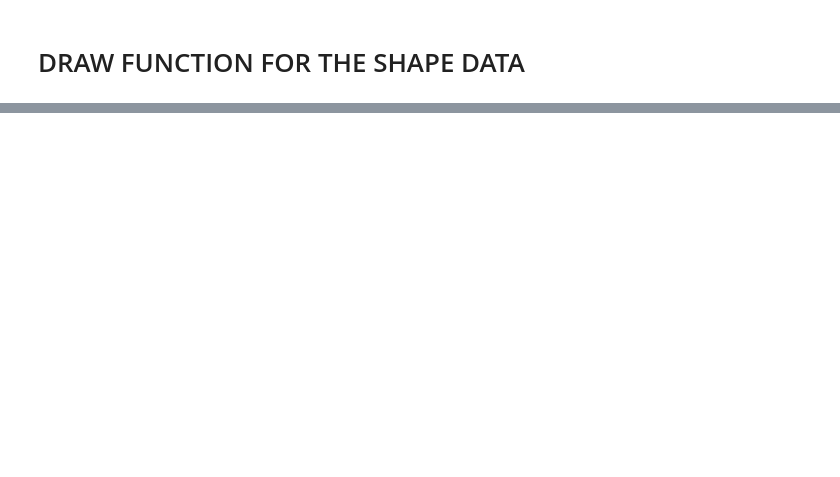
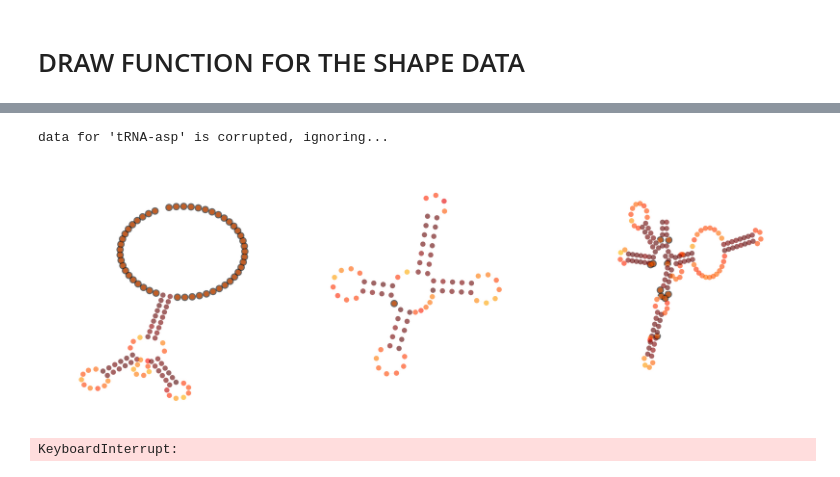
Before and after one commit to BackofenLab/ShaKer, a Jupyter notebook: notebooks/PREDICT_ON_SEQ.ipynb, the cells around one changed output, grey strips where cells are left out. Drawn from its saved outputs; the diff is of its cells as text; code cells hidden in the pictures; blank space fills up the shorter version.

```diff
--- a/notebooks/PREDICT_ON_SEQ.ipynb
+++ b/notebooks/PREDICT_ON_SEQ.ipynb
@@ -13,6 +17,6 @@ HTML('<style>.container { width:95% !important; }</style><style>.output_png {dis
 # %%
 import notebook_helper as helper
-predictpath="data/predictions/"
+predictpath="../data/predictions/"
 
 '''
 # ref/ref
@@ -32,9 +36,12 @@ helper.run(rs_model=True,rs_structure=True, filename=predictpath+"shaker_rs_rs_7
 helper.run(rs_model=True,rs_structure=True, filename=predictpath+"shaker_rs_rs_100100.react", maxstruct_train=100, maxstruct_predict=100)
 helper.run(rs_model=False,rs_structure=True, filename=predictpath+"shaker_ref_rs_100.react", maxstruct_train=100, maxstruct_predict=100)
 '''
-shakerdata = ["shaker_ref_ref.react","shaker_ref_rs_1str.react","shaker_ref_rs_3str.react",
-              "shaker_ref_rs_5str.react","shaker_ref_rs_7str.react","shaker_ref_rs_100.react",
-              "shaker_rs_rs_33.react", "shaker_rs_rs_55.react","shaker_rs_rs_77.react", "shaker_rs_rs_100100.react"]
+#shakerdata = ["shaker_ref_ref.react","shaker_ref_rs_1str.react","shaker_ref_rs_3str.react",
+#              "shaker_ref_rs_5str.react","shaker_ref_rs_7str.react","shaker_ref_rs_100.react",
+#              "shaker_rs_rs_33.react", "shaker_rs_rs_55.react","shaker_rs_rs_77.react", "shaker_rs_rs_100100.react"]
+
+
+shakerdata = ['new.react']
 # %% [markdown]
 # DRAW FUNCTION FOR THE SHAPE DATA
 # %%
@@ -123,0 +177,67 @@ display(HTML(tabulate.tabulate(table_adder(alltables), tablefmt='html')))
+# %%
+# trying to get shaker results in a row
+from graphlearn01.utils import draw
+import numpy as np
+from numpy import around
+from scipy.stats import pearsonr as pear
+from scipy.stats import spearmanr as spear
+import simushape  as ss
+import rna_io
+from IPython.display import HTML, display
+import tabulate
+import simushape_nostruct  as sn
+import rna_tools
+
+def annotate(g,shap, stru):
+    n=g.nodes()
+    g.graph['structure'] = stru
+    n.sort()
+    for e,i in zip(n,shap):
+        g.node[e]["importance"]= [i]
+        g.node[e]["none"]= ''
+
+        g.node[e]['halocolor'] = 0
+        if i == None or i== -999:
+            g.node[e]['importance'] = [.5]
+            g.node[e]['halocolor'] = 1
+
+    return g
+
+
+
+
+klmer2 = rna_io.read_react("../data/predictions/RNA16_hlmer_prediction.react")
+FAKE = rna_io.read_react("../data/predictions/RNA16_fake_shapes.react")
+sukust = rna_io.read_react("../data/predictions/RNA16_sukosd_prediction.react")
+#mfe = ss.read_react("data/predictions/shaker_prediction_ss_mfe.react")
+
+shaker = [ rna_io.read_react(predictpath+i) for i in shakerdata ]
+
+
+RNA16 =  rna_io.read_react("../data/RNA16.react")
+allreacts = [klmer2,FAKE]#[RNA16]+shaker+[klmer2,FAKE]
+
+RNA16_complete = rna_io.get_all_data('../data/RNA16.react', '../data/RNA16.dbn')
+RNA16_complete.pop("GLYCFN",None) # data is bad
+RNA16_complete.pop("23sRNA",None) #2 long for RNAshapes
+RNA16_complete.pop("R009",None)   #2 long for shapes
+
+
+# PLAN
+keys= RNA16_complete.keys()
+# graphs
+graphs = [ ss.eden_rna.sequence_dotbracket_to_graph(RNA16_complete[k][1],RNA16_complete[k][2]) for k in keys ]
+# structs
+structures = [RNA16_complete[k][2] for k in keys ]
+# data
+react_data = [ allreacts[0][k] for k in keys  ]
+# annotate
+graphs = map(annotate, graphs, react_data, structures)
+# draw
+draw.graphlearn(graphs,size=15,layout="RNA",vertex_label='none',secondary_vertex_colormap="Greys",secondary_vertex_color = 'halocolor',secondary_vertex_border = False,edge_alpha=0.05,vertex_size=300,vertex_border=False, scoretricks=True, n_graphs_per_line=3)
+
+print react_data[0]
+# %% [output]
+data for 'tRNA-asp' is corrupted, ignoring...
+[figure, added]
+KeyboardInterrupt:
```
Also changed, not shown: parts of 4 cells of this notebook, 10 other files.
